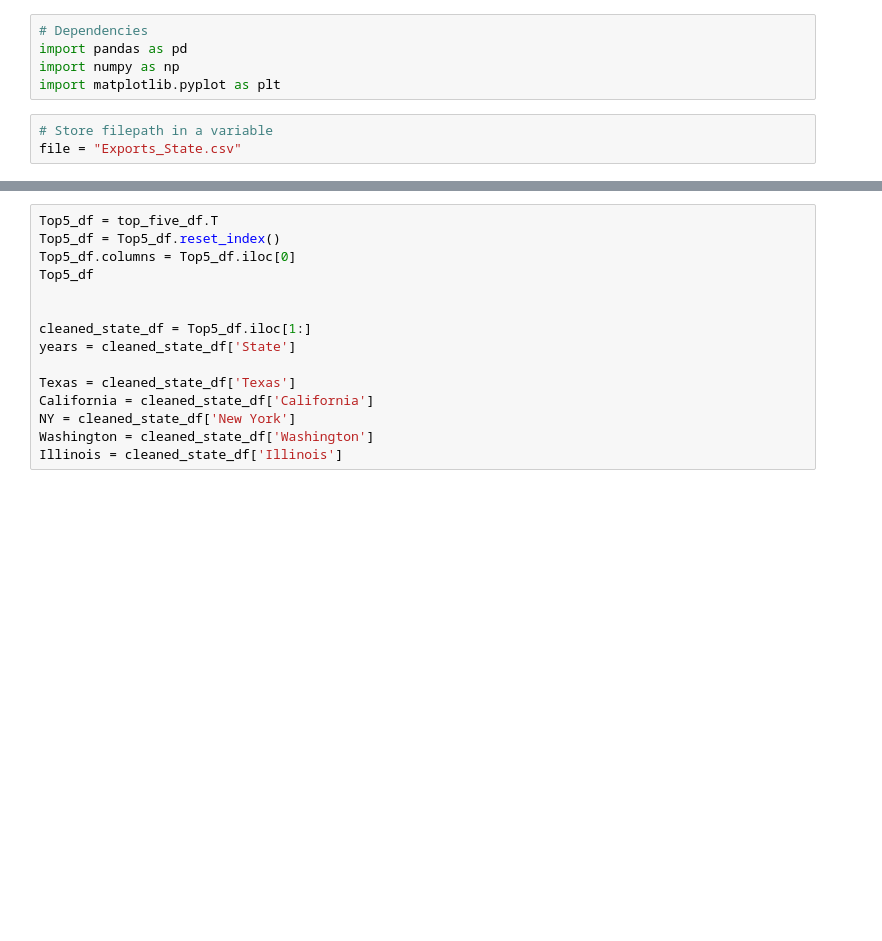
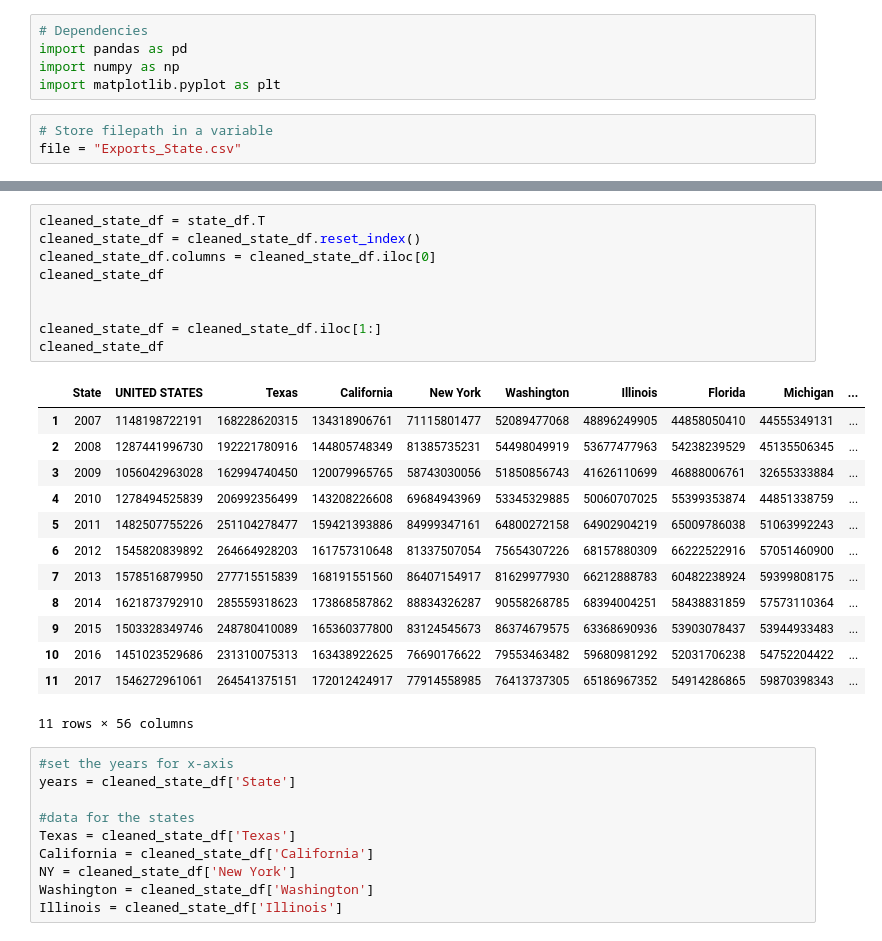
Before and after one commit to 8135tao/US-import-export, a Jupyter notebook: State_Exports.ipynb, the cells around one changed output, grey strips where cells are left out. Drawn from its saved outputs; the diff is of its cells as text; blank space fills up the shorter version.

```diff
--- a/State_Exports.ipynb
+++ b/State_Exports.ipynb
@@ -37,13 +35,31 @@ top_five_df
+# %%
+cleaned_state_df = state_df.T
+cleaned_state_df = cleaned_state_df.reset_index()
+cleaned_state_df.columns = cleaned_state_df.iloc[0]
+cleaned_state_df
+
+
+cleaned_state_df = cleaned_state_df.iloc[1:]
+cleaned_state_df
+# %% [output]
+|  | State | UNITED STATES | Texas | California | New York | Washington | Illinois | Florida | Michigan | ... |
+| 1 | 2007 | 1148198722191 | 168228620315 | 134318906761 | 71115801477 | 52089477068 | 48896249905 | 44858050410 | 44555349131 | ... |
+| 2 | 2008 | 1287441996730 | 192221780916 | 144805748349 | 81385735231 | 54498049919 | 53677477963 | 54238239529 | 45135506345 | ... |
+| 3 | 2009 | 1056042963028 | 162994740450 | 120079965765 | 58743030056 | 51850856743 | 41626110699 | 46888006761 | 32655333884 | ... |
+| 4 | 2010 | 1278494525839 | 206992356499 | 143208226608 | 69684943969 | 53345329885 | 50060707025 | 55399353874 | 44851338759 | ... |
+| 5 | 2011 | 1482507755226 | 251104278477 | 159421393886 | 84999347161 | 64800272158 | 64902904219 | 65009786038 | 51063992243 | ... |
+| 6 | 2012 | 1545820839892 | 264664928203 | 161757310648 | 81337507054 | 75654307226 | 68157880309 | 66222522916 | 57051460900 | ... |
+| 7 | 2013 | 1578516879950 | 277715515839 | 168191551560 | 86407154917 | 81629977930 | 66212888783 | 60482238924 | 59399808175 | ... |
+| 8 | 2014 | 1621873792910 | 285559318623 | 173868587862 | 88834326287 | 90558268785 | 68394004251 | 58438831859 | 57573110364 | ... |
+| 9 | 2015 | 1503328349746 | 248780410089 | 165360377800 | 83124545673 | 86374679575 | 63368690936 | 53903078437 | 53944933483 | ... |
+| 10 | 2016 | 1451023529686 | 231310075313 | 163438922625 | 76690176622 | 79553463482 | 59680981292 | 52031706238 | 54752204422 | ... |
+| 11 | 2017 | 1546272961061 | 264541375151 | 172012424917 | 77914558985 | 76413737305 | 65186967352 | 54914286865 | 59870398343 | ... |
+11 rows × 56 columns
 # %%
-Top5_df = top_five_df.T
-Top5_df = Top5_df.reset_index()
-Top5_df.columns = Top5_df.iloc[0]
-Top5_df
-
-
-cleaned_state_df = Top5_df.iloc[1:]
+#set the years for x-axis
 years = cleaned_state_df['State']
 
+#data for the states
 Texas = cleaned_state_df['Texas']
 California = cleaned_state_df['California']
 NY = cleaned_state_df['New York']
```
Also changed, not shown: parts of 3 cells of this notebook.
